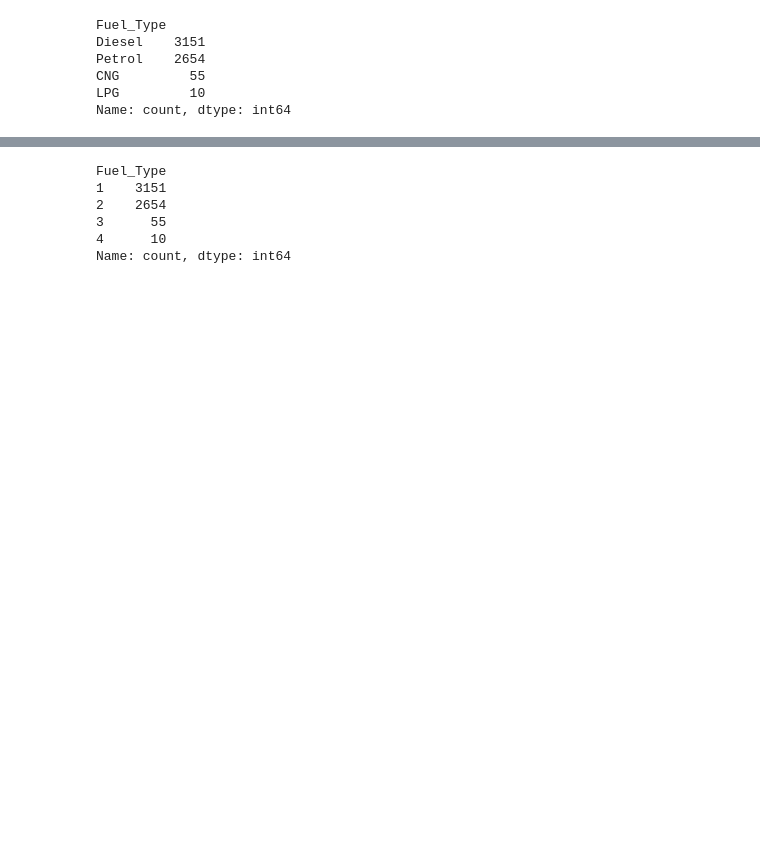
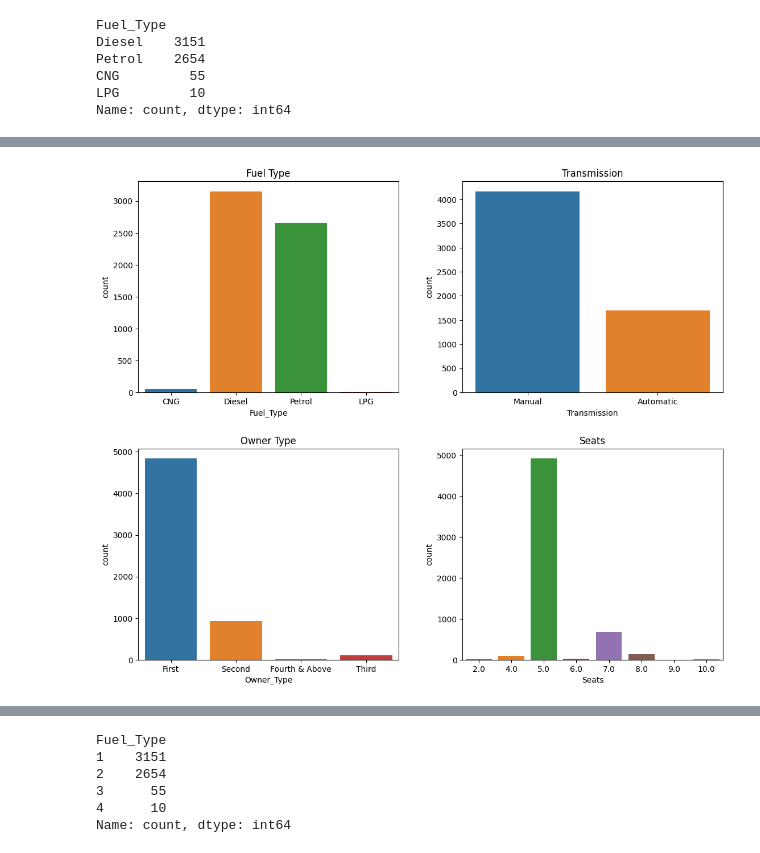
Before and after one commit to Akshay2002Singh/Used-Car-Price-Prediction, a Jupyter notebook: Used_car_price.ipynb, the cells around one changed output, grey strips where cells are left out. Drawn from its saved outputs; the diff is of its cells as text; code cells hidden in the pictures; blank space fills up the shorter version.

Commit message:
new graphs added

```diff
--- a/Used_car_price.ipynb
+++ b/Used_car_price.ipynb
@@ -139,0 +164,21 @@ Name: count, dtype: int64
+# %%
+# plot Seats, Owner_Type, Transmission, Fuel_type
+
+figure, axis = plt.subplots(2, 2,figsize=(11, 9))
+figure.tight_layout(h_pad=5,w_pad=5)
+# plot fuel type
+sns.countplot(data=dataset,x='Fuel_Type',ax=axis[0][0])
+axis[0][0].set_title("Fuel Type")
+# plot fuel type
+sns.countplot(data=dataset,x='Transmission',ax=axis[0][1])
+axis[0][1].set_title("Transmission")
+# plot fuel type
+sns.countplot(data=dataset,x='Owner_Type',ax=axis[1][0])
+axis[1][0].set_title("Owner Type")
+# plot fuel type
+sns.countplot(data=dataset,x='Seats',ax=axis[1][1])
+axis[1][1].set_title("Seats")
+
+plt.show()
+# %% [output]
+[figure, added]
```
Also changed, not shown: parts of 20 cells of this notebook.
